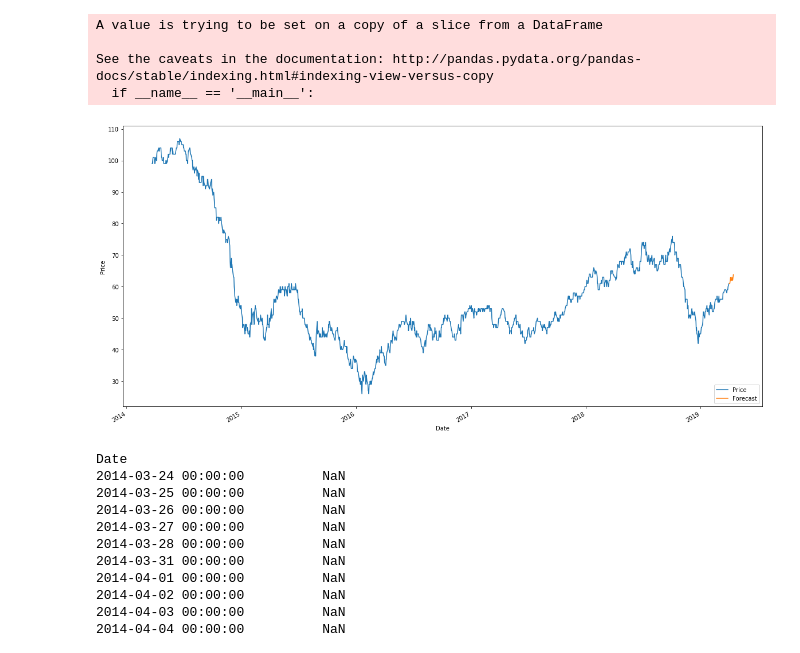
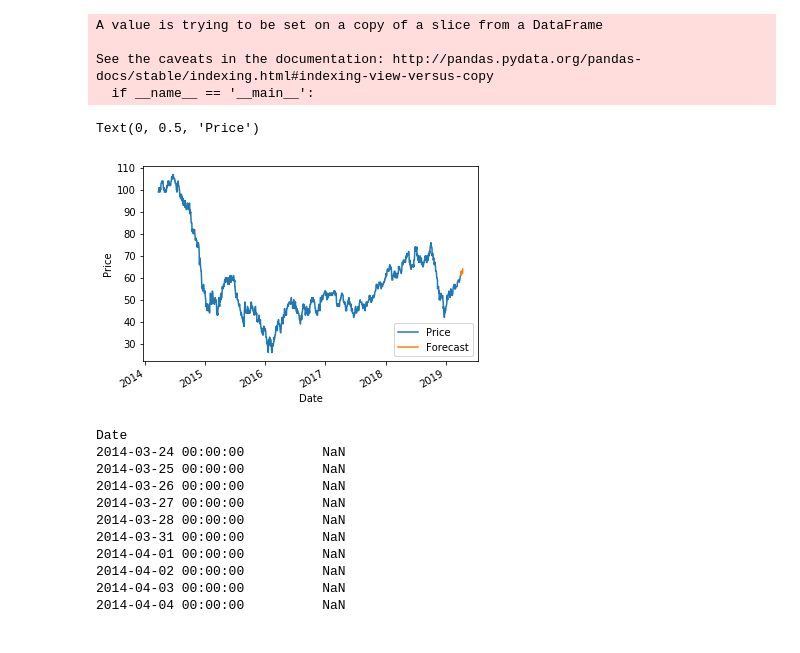
Before and after one commit to garrett0024/Heating-Oil-Gasoline-Crude-Oil-Value-at-Risk, a Jupyter notebook: Futures Exercise.ipynb, the cells around one changed output. Cells and saved outputs as stored; diff of their text form; code cells hidden in the pictures.

```diff
--- a/Futures Exercise.ipynb
+++ b/Futures Exercise.ipynb
@@ -85,4 +83,3 @@ CL["Price"] = CL["Price"].astype('int')
 CL["Open"] = CL["Open"].astype('long')
 CL["High"] = CL["High"].astype('long')
 CL["Low"] = CL["Low"].astype('long')
-CL["Vol."] = CL["Vol."].astype('int')
@@ -92,5 +87,4 @@ ValueError: invalid literal for int() with base 10: '151710.00'
 CL['Price'].plot()
 plt.xlabel('Date')
 plt.ylabel('Price')
-plt.rcParams['figure.figsize'] = 10,15
 # %% [output]
@@ -170,12 +165,13 @@ See the caveats in the documentation: http://pandas.pydata.org/pandas-docs/stabl
 # %%
 CLframe['Price'].plot()
 CLframe['Forecast'].plot()
 plt.legend(loc=4)
 plt.xlabel('Date')
 plt.ylabel('Price')
-plt.rcParams['figure.figsize'] = 10,15
+#plt.rcParams['figure.figsize'] = 10,15
 # %% [output]
+Text(0, 0.5, 'Price')
-[figure, old version]
+[figure, new version]
 # %%
 print(CLframe['Forecast'])
 # %% [output]
```
Also changed, not shown: parts of 3 cells of this notebook.
